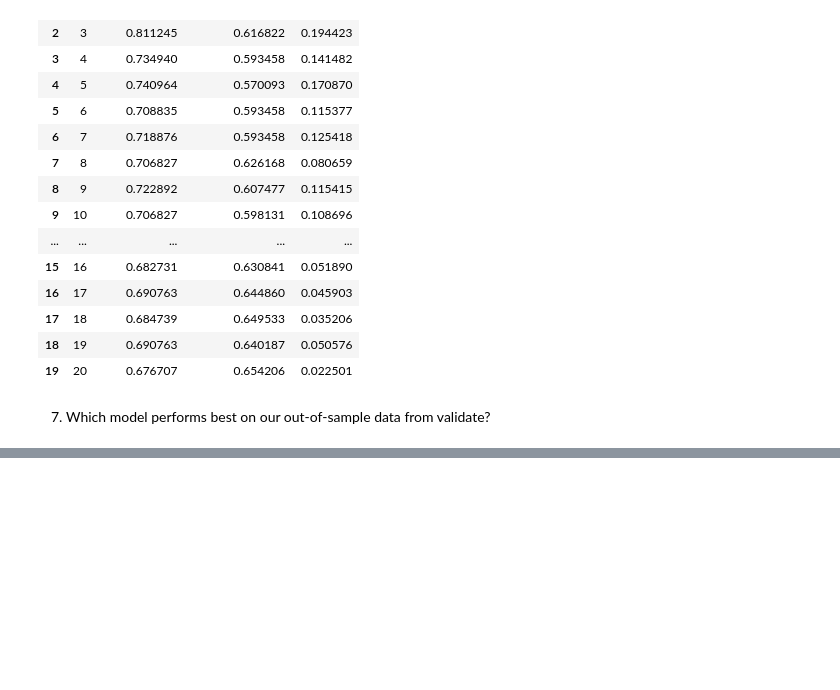
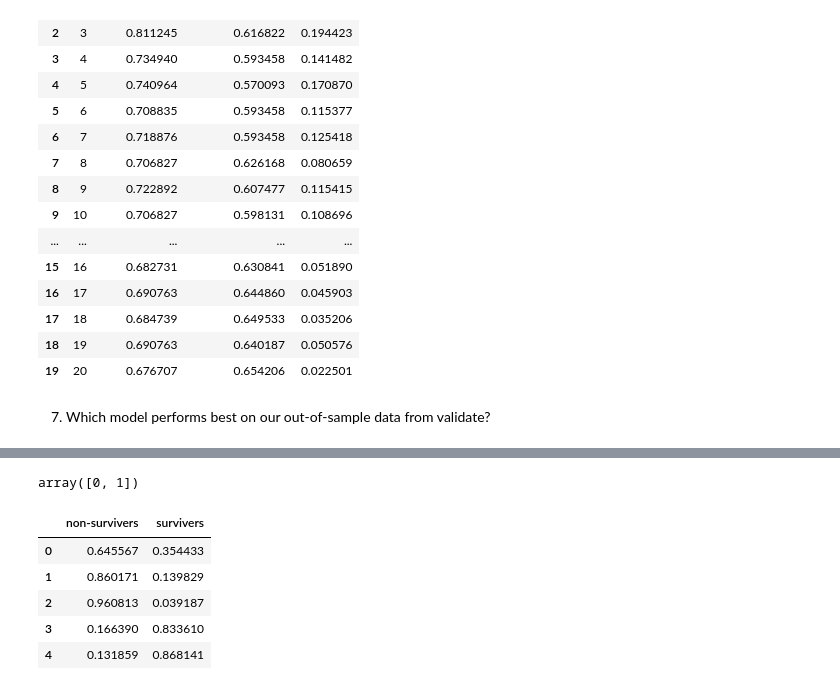
Before and after one commit to chloerwhitaker/classification-exercises, a Jupyter notebook: model.ipynb, the cells around one changed output, grey strips where cells are left out. Drawn from its saved outputs; the diff is of its cells as text; code cells hidden in the pictures; blank space fills up the shorter version.

```diff
--- a/model.ipynb
+++ b/model.ipynb
@@ -893,0 +914,3 @@ Answer: k set to 20 preforms better on the out-of-sample data because it is not
+# %%
+# create model
+logr1 = LogisticRegression(C=.5,random_state=123)
@@ -893,0 +969,15 @@ Answer: k set to 20 preforms better on the out-of-sample data because it is not
+# %%
+logr1.classes_
+# %% [output]
+array([0, 1])
+# %%
+y_pred_proba = logr1.predict_proba(X_train)
+y_pred_proba = pd.DataFrame(y_pred_proba, columns = ['non-survivers', 'survivers'])
+y_pred_proba.head()
+# %% [output]
+|  | non-survivers | survivers |
+| 0 | 0.645567 | 0.354433 |
+| 1 | 0.860171 | 0.139829 |
+| 2 | 0.960813 | 0.039187 |
+| 3 | 0.166390 | 0.833610 |
+| 4 | 0.131859 | 0.868141 |
```
Also changed, not shown: parts of 38 cells of this notebook.
